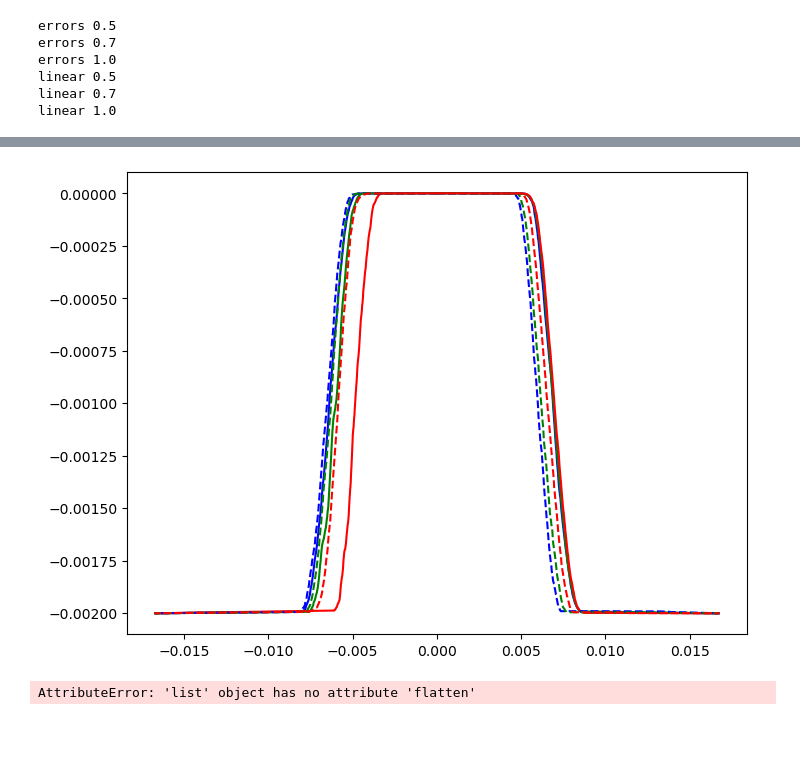
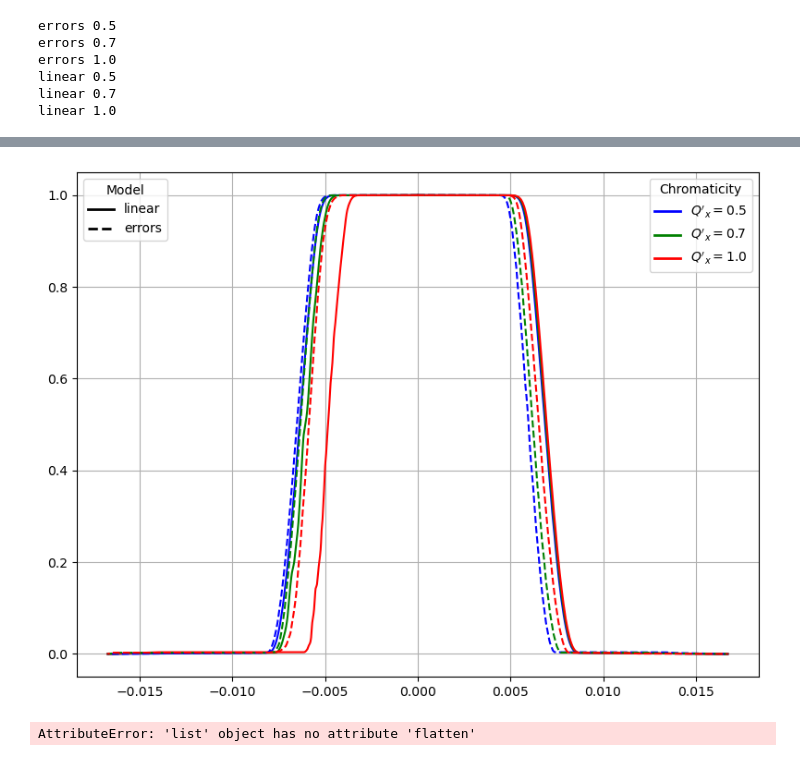
Before and after one commit to lisepauwels/sps_simulations, a Jupyter notebook: Studies/MomentumAcceptance/IntensityScan/plot_results.ipynb, the cells around one changed output, grey strips where cells are left out. Drawn from its saved outputs; the diff is of its cells as text; code cells hidden in the pictures; blank space fills up the shorter version.

```diff
--- a/Studies/MomentumAcceptance/IntensityScan/plot_results.ipynb
+++ b/Studies/MomentumAcceptance/IntensityScan/plot_results.ipynb
@@ -71,22 +41,64 @@ data['linear']
 # %%
 fig, ax = plt.subplots(1,1, figsize=(8,6))
 num_particles = 2000*500
 colors = {0.5 : 'blue', 0.7 : 'green', 1.0 : 'red'}
 line_styles = {'linear' : '-', 'errors' : '--'}
 
 for line_type in ['linear', 'errors']:
     for chroma in sorted(data[line_type].keys()):
         for plane in ['DPpos', 'DPneg']:
             turns=data[line_type][chroma][plane]['turns']
             counts=data[line_type][chroma][plane]['counts']
             turns = np.concatenate(([0], turns))
-            counts =  np.concatenate(([num_particles], counts))
+            counts =  np.concatenate(([0], counts))
             deltas = df_to_delta(turns * sweep_per_turn)
             if plane == 'DPneg':
                 deltas = -deltas
-            ax.plot(deltas, 1-np.cumsum(counts)/num_particles, color=colors[chroma], linestyle=line_styles[line_type], label = f'{chroma}')
+            ax.plot(deltas, 1-np.cumsum(counts)/num_particles, color=colors[chroma], linestyle=line_styles[line_type])
+
+#Legend
+chroma_handles = [
+    Line2D(
+        [0], [0],
+        color=colors[chroma],
+        linestyle='-',
+        linewidth=2,
+        label=rf"$Q'_x = {chroma}$"
+    )
+    for chroma in sorted(colors)
+]
+
+legend_chroma = ax.legend(
+    handles=chroma_handles,
+    title="Chromaticity",
+    loc="upper right",
+    frameon=True,
+)
+
+ax.add_artist(legend_chroma)
+
+line_handles = [
+    Line2D(
+        [0], [0],
+        color='black',
+        linestyle=line_styles[line_type],
+        linewidth=2,
+        label=line_type
+    )
+    for line_type in line_styles
+]
+
+ax.legend(
+    handles=line_handles,
+    title="Model",
+    loc="upper left",
+    frameon=True,
+)
+ax.grid()
+fig.tight_layout()
+plt.savefig('intensity_loss_vs_delta.png', dpi=300)
 # %% [output]
-[figure, old version]
+[figure, new version]
 # %%
 flatten
 # %% [output]
```
Also changed, not shown: parts of 7 cells of this notebook, 9 other files.
